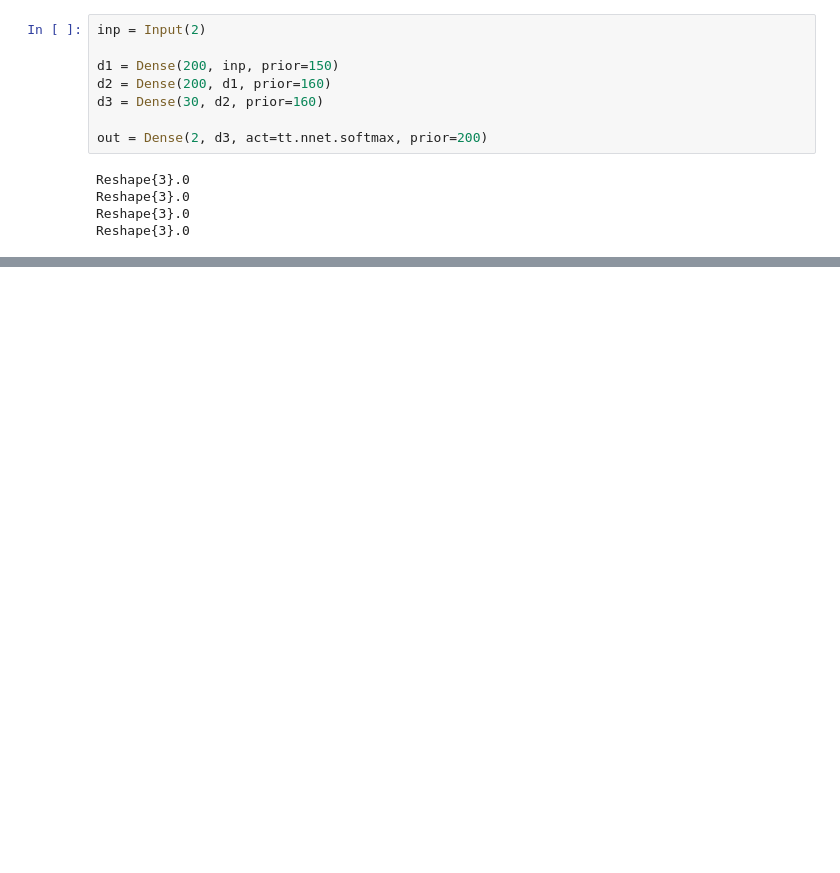
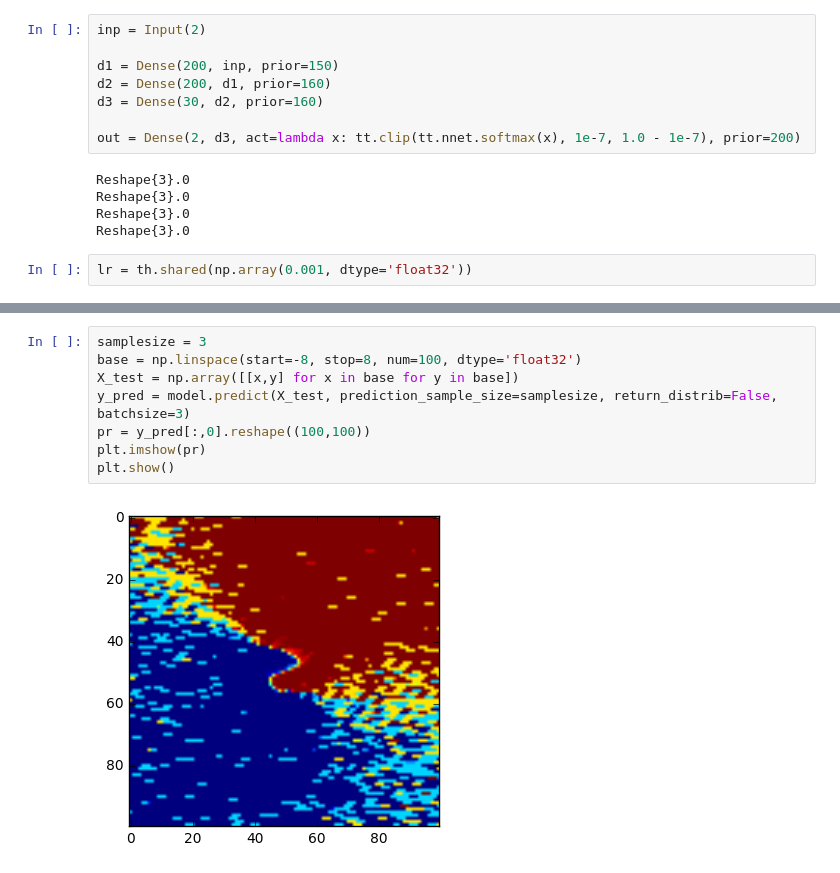
Before and after one commit to npetrenko/meanfield, a Jupyter notebook: Examples/MF_approx_lib-clf_example.ipynb, the cells around one changed output, grey strips where cells are left out. Drawn from its saved outputs; the diff is of its cells as text; blank space fills up the shorter version.

```diff
--- a/Examples/MF_approx_lib-clf_example.ipynb
+++ b/Examples/MF_approx_lib-clf_example.ipynb
@@ -45,10 +48,12 @@ d1 = Dense(200, inp, prior=150)
 d2 = Dense(200, d1, prior=160)
 d3 = Dense(30, d2, prior=160)
 
-out = Dense(2, d3, act=tt.nnet.softmax, prior=200)
+out = Dense(2, d3, act=lambda x: tt.clip(tt.nnet.softmax(x), 1e-7, 1.0 - 1e-7), prior=200)
 # %% [output]
 Reshape{3}.0
 Reshape{3}.0
 Reshape{3}.0
 Reshape{3}.0
+# %%
+lr = th.shared(np.array(0.001, dtype='float32'))
 # %%
@@ -89,0 +99,10 @@ array([[ nan,  nan],
+# %%
+samplesize = 3
+base = np.linspace(start=-8, stop=8, num=100, dtype='float32')
+X_test = np.array([[x,y] for x in base for y in base])
+y_pred = model.predict(X_test, prediction_sample_size=samplesize, return_distrib=False, batchsize=3)
+pr = y_pred[:,0].reshape((100,100))
+plt.imshow(pr)
+plt.show()
+# %% [output]
+[figure, added]
```
Also changed, not shown: parts of 10 cells of this notebook, 2 other files.
